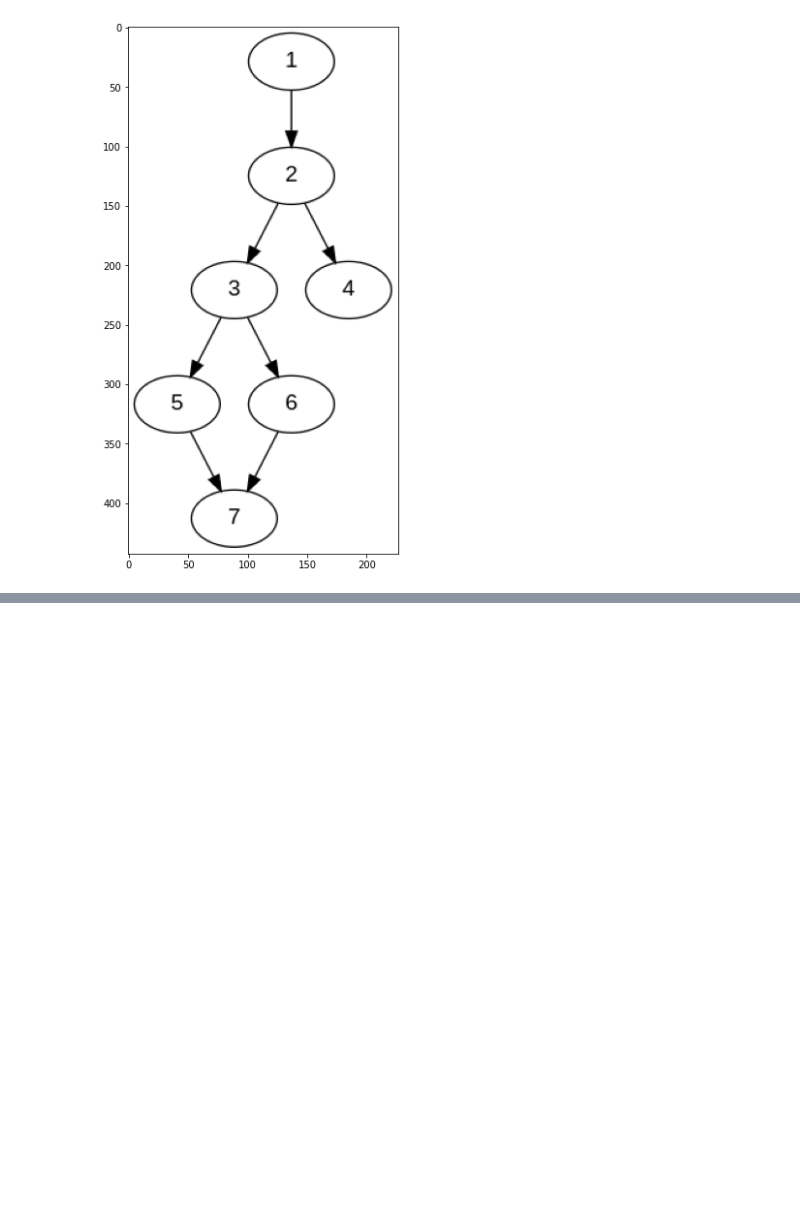
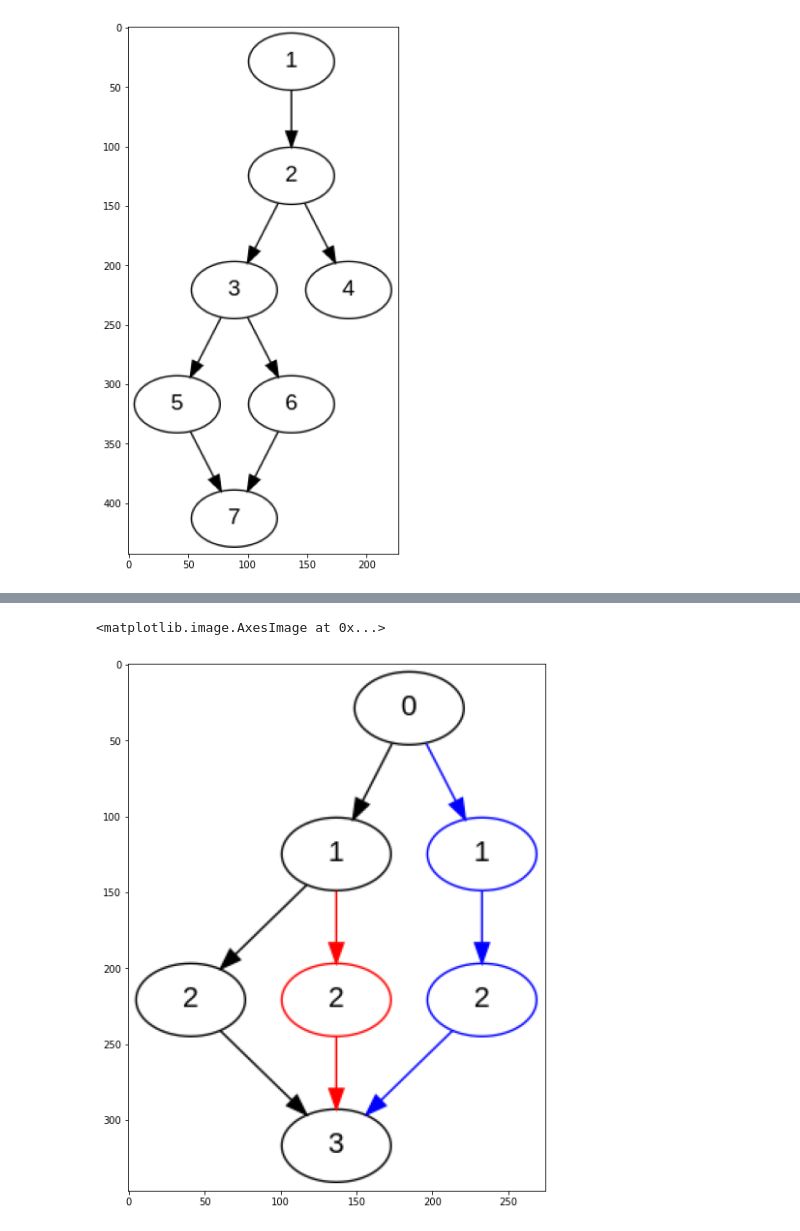
Before and after one commit to DBGilles/NemesisRetroWrite, a Jupyter notebook: retrowrite/rwtools/nemesis/notebooks/writing.ipynb, the cells around one changed output, grey strips where cells are left out. Drawn from its saved outputs; the diff is of its cells as text; code cells hidden in the pictures; blank space fills up the shorter version.

```diff
--- a/retrowrite/rwtools/nemesis/notebooks/writing.ipynb
+++ b/retrowrite/rwtools/nemesis/notebooks/writing.ipynb
@@ -217,0 +309,65 @@ print(P)
+# %%
+G = nx.DiGraph()
+
+G.add_edge(0, 1)
+G.add_edge(1, 2)
+
+G.add_edge(2, 3)
+G.add_edge(0, 4)
+G.add_edge(4, 5)
+G.add_edge(5, 3)
+
+G.add_edge(1, 6)
+G.add_edge(6, 3)
+# G.add_edge(3, 4)
+# G.add_edge(3, 4)
+
+
+fig, axs = plt.subplots(1, figsize=(10, 10))
+P = nx.nx_pydot.to_pydot(G)
+
+for n in range(7):
+    P.get_node(str(n))[0].set_fontname("arial")
+
+labels_dict = {
+0 : 0,
+1: 1,
+4:1,
+2:2,
+6:2,
+
+5:2,
+
+3:3,
+}
+
+P.get_edge(str(1), dst = str(6))[0].set_color("red")
+P.get_edge(str(6), dst = str(3))[0].set_color("red")
+
+
+P.get_node(str(6))[0].set_color("red")
+
+
+P.get_edge(str(0), dst = str(4))[0].set_color("blue")
+P.get_edge(str(4), dst = str(5))[0].set_color("blue")
+P.get_edge(str(5), dst = str(3))[0].set_color("blue")
+
+P.get_node(str(4))[0].set_color("blue")
+P.get_node(str(5))[0].set_color("blue")
+
+
+for key, value in labels_dict.items():
+    P.get_node(str(key))[0].set_label(str(value))
+
+name = "equalize_paths_2"
+
+
+P.write_png(f'{name}.png')
+
+plt.imshow(mpimg.imread(f'{name}.png'))
+
+
+# plt.imshow(nx.nx_pydot.to_pydot(G))
+# %% [output]
+<matplotlib.image.AxesImage at 0x...>
+[figure, added]
```
Also changed, not shown: parts of 12 cells of this notebook, 16 other files.
